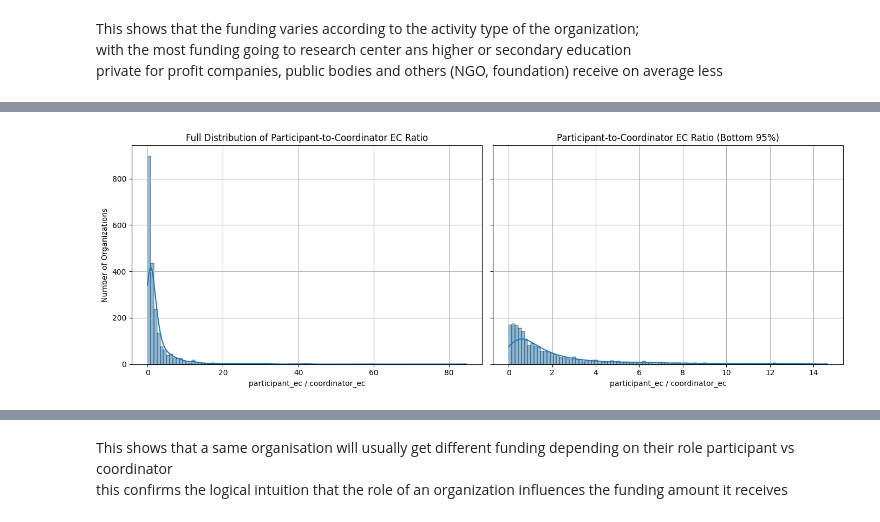
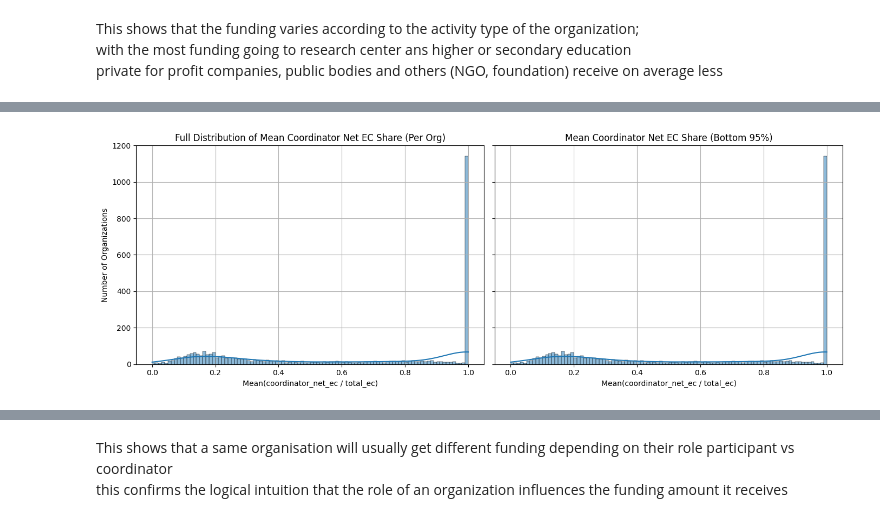
Before and after one commit to EliasIblisdir/MDA_project, a Jupyter notebook: Horizon.ipynb, the cells around one changed output, grey strips where cells are left out. Saved outputs shown, nothing was run; the diff lists cells and outputs as text; code cells hidden in the pictures.

```diff
--- a/Horizon.ipynb
+++ b/Horizon.ipynb
@@ -1033,28 +1049,43 @@ role_ratios
-# %%
-# Full data
-full_ratios = role_ratios["participant_vs_coord"]
-
-# Trimmed to bottom 95%
-upper_limit = full_ratios.quantile(0.95)
-trimmed_ratios = full_ratios[full_ratios <= upper_limit]
-
-# Create side-by-side plots
-fig, axes = plt.subplots(1, 2, figsize=(14, 5), sharey=True)
-
-# Full
-sns.histplot(full_ratios, bins=100, kde=True, ax=axes[0])
-axes[0].set_title("Full Distribution of Participant-to-Coordinator EC Ratio")
-axes[0].set_xlabel("participant_ec / coordinator_ec")
-axes[0].set_ylabel("Number of Organizations")
-axes[0].grid(True)
-
-# Trimmed
-sns.histplot(trimmed_ratios, bins=100, kde=True, ax=axes[1])
-axes[1].set_title("Participant-to-Coordinator EC Ratio (Bottom 95%)")
-axes[1].set_xlabel("participant_ec / coordinator_ec")
-axes[1].grid(True)
-
-plt.tight_layout()
-plt.show()
-# %% [output]
-[figure, removed]
+# %%
+# Filter to relevant roles
+roles = organizations[organizations["role"].isin(["coordinator", "participant"])].copy()
+
+# Sum EC per project × role
+project_role_ec = (
+    roles.groupby(["projectID", "role"])["netEcContribution"].sum().unstack(fill_value=0)
+)
+
+# Compute coordinator share per project
+project_role_ec["coord_share"] = project_role_ec["coordinator"] / (
+    project_role_ec["coordinator"] + project_role_ec["participant"]
+)
+
+# Merge back coordinator orgs
+coordinators = organizations[organizations["role"] == "coordinator"][["projectID", "name"]]
+project_role_ec = project_role_ec.merge(coordinators, on="projectID", how="left")
+
+# Average coordinator share per coordinator org
+coord_share_per_org = project_role_ec.groupby("name")["coord_share"].mean()
+# %%
+# Step 5: Full and trimmed series
+coord_full = coord_share_per_org
+coord_trimmed = coord_full[coord_full <= coord_full.quantile(0.95)]
+
+# Step 6: Plot
+fig, axes = plt.subplots(1, 2, figsize=(14, 5), sharey=True)
+
+sns.histplot(coord_full, bins=100, kde=True, ax=axes[0])
+axes[0].set_title("Full Distribution of Mean Coordinator Net EC Share (Per Org)")
+axes[0].set_xlabel("Mean(coordinator_net_ec / total_ec)")
+axes[0].set_ylabel("Number of Organizations")
+axes[0].grid(True)
+
+sns.histplot(coord_trimmed, bins=100, kde=True, ax=axes[1])
+axes[1].set_title("Mean Coordinator Net EC Share (Bottom 95%)")
+axes[1].set_xlabel("Mean(coordinator_net_ec / total_ec)")
+axes[1].grid(True)
+
+plt.tight_layout()
+plt.show()
+# %% [output]
+[figure, added]
```
Also changed, not shown: parts of 63 cells of this notebook, 2 other files.
